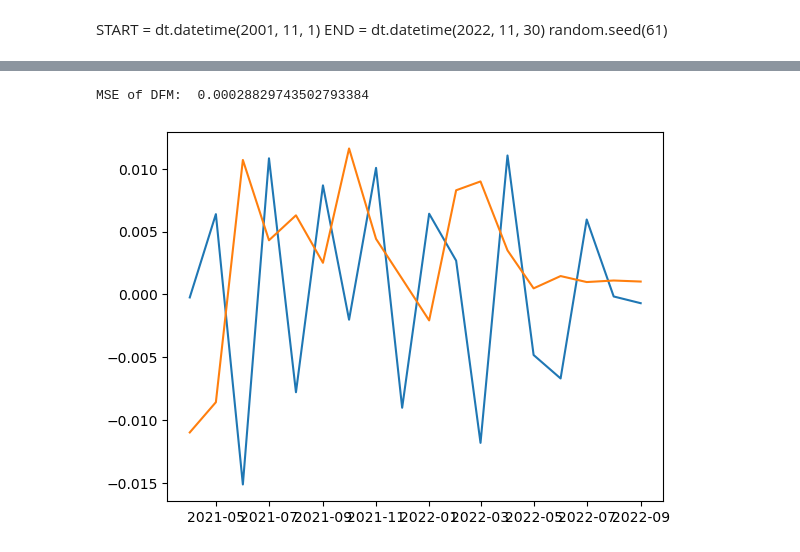
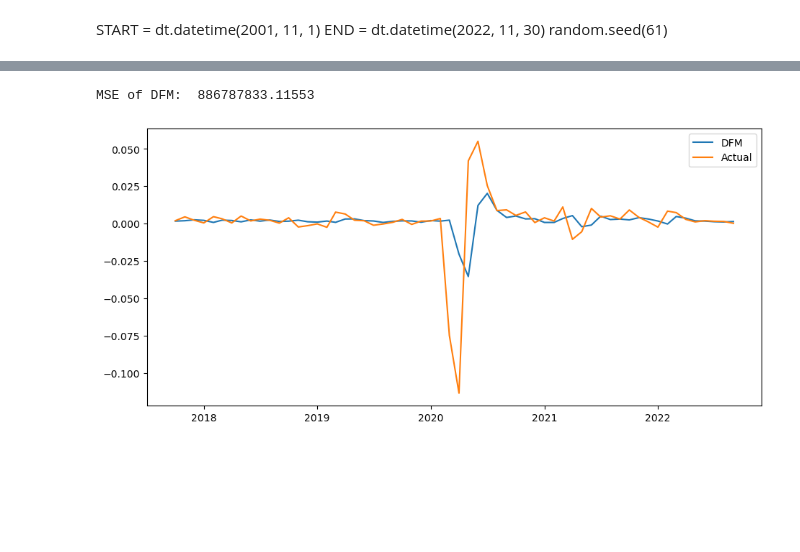
Before and after one commit to philtousi/dynamic_factor_models, a Jupyter notebook: dfm.ipynb, the cells around one changed output, grey strips where cells are left out. Cells and saved outputs as stored; diff of their text form; code cells hidden in the pictures; blank space fills up the shorter version.

```diff
--- a/dfm.ipynb
+++ b/dfm.ipynb
@@ -17,13 +17,4 @@ END = dt.datetime(2022, 11, 30)
 random.seed(61)
 # %%
 df = pd.read_csv('./LCDMA_October_2022/balanced_can_md.csv')
-df = df.set_index(pd.DatetimeIndex(df['Date'])).iloc[:,1:]
-
-num_var =60
-df = df.iloc[:,:num_var]
-
-
-lag_df = df.shift(1)#pd.concat([df.shift(1),df.shift(2)],axis=1)
-
-df = df.iloc[12:]
-lag_df = lag_df.iloc[12:]
+df = df.set_index(pd.DatetimeIndex(df['Date'])).iloc[:,1:200]
@@ -47,14 +21,10 @@ lag_df = lag_df.iloc[12:]
 # %%
-# Fit the DFM
+num_oos=60
+testset = df.iloc[-num_oos:]
+iters=300
 
-num_oos=60
-iter=100
-testset = df.iloc[-num_oos:]
+model = sm.DynamicFactorMQ(endog=df)
+results = model.fit(maxiter=iters, disp=True)
 
-
-model = sm.DynamicFactor(endog=df, exog=lag_df, k_factors=2,
-                         factor_order=2, error_order=1)
-results = model.fit(maxiter=iter, disp=True)
-
-dfm_pred = results.predict(start=df.shape[0]-num_oos, end=df.shape[0]-1, exog=lag_df[-num_oos:])
+dfm_pred = results.predict(start=df.shape[0]-num_oos, end=df.shape[0]-1)
 # %% [output]
@@ -78,27 +49,26 @@ plt.show()
 # %%
 
-# Fit the DFM
 h=1
 dfm_forecast = pd.DataFrame()
 
-model = sm.DynamicFactor(endog=df.iloc[:-num_oos], exog=lag_df[:-num_oos], k_factors=3,
-                         factor_order=2, error_order=1)
-results = model.fit(maxiter=iter, disp=False)
+model = sm.DynamicFactorMQ(endog=df)
+results = model.fit(maxiter=iters, disp=False)
 
 for i in range(-num_oos,0,h):
 
-    results = results.apply(df.iloc[:i], lag_df.iloc[:i]) # might be
-    forecast = results.forecast(steps=h, exog=lag_df.iloc[i])
+    results = results.apply(endog=df.iloc[:i]) # might be
+    forecast = results.forecast(steps=h)
     dfm_forecast = pd.concat([dfm_forecast, forecast])
-# %%
-mse_dfm = mse(dfm_forecast, testset)
-print('MSE of DFM: ', mse_dfm)
-# %% [output]
-MSE of DFM:  0.00028829743502793384
+# %%
+mse_gdp_oos = mse(dfm_forecast['GDP_new'], testset['GDP_new'])
+mse_gdp_oos
+# %% [output]
+MSE of DFM:  886787833.11553
 # %%
-plt.plot(dfm_forecast.iloc[:,1], label='DFM')
-plt.plot(testset.iloc[:,1], label='Actual')
+plt.plot(dfm_forecast['GDP_new'],  label='DFM')
+plt.plot(testset['GDP_new'], label='Actual')
+plt.legend()
 plt.show()
 # %% [output]
-[figure, old version]
+[figure, new version]
 # %%
```
Also changed, not shown: parts of 9 cells of this notebook.
